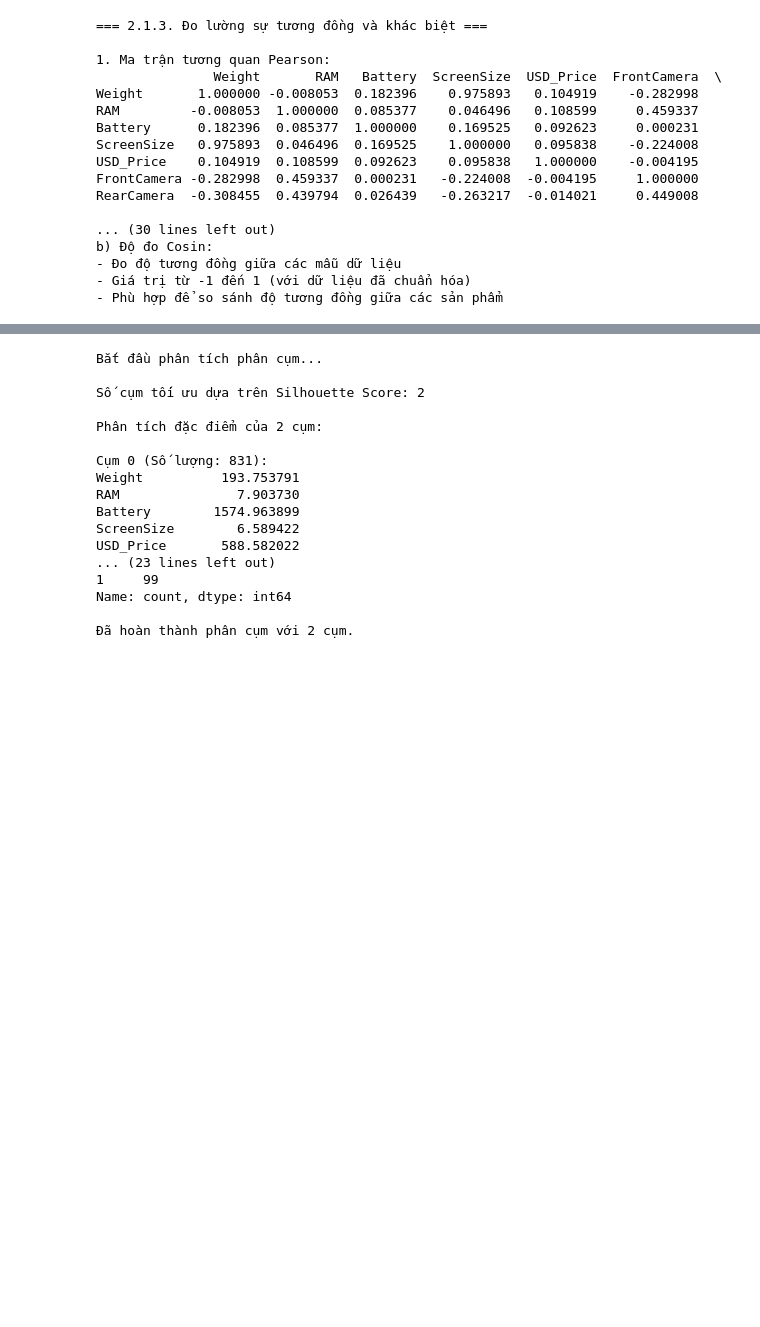
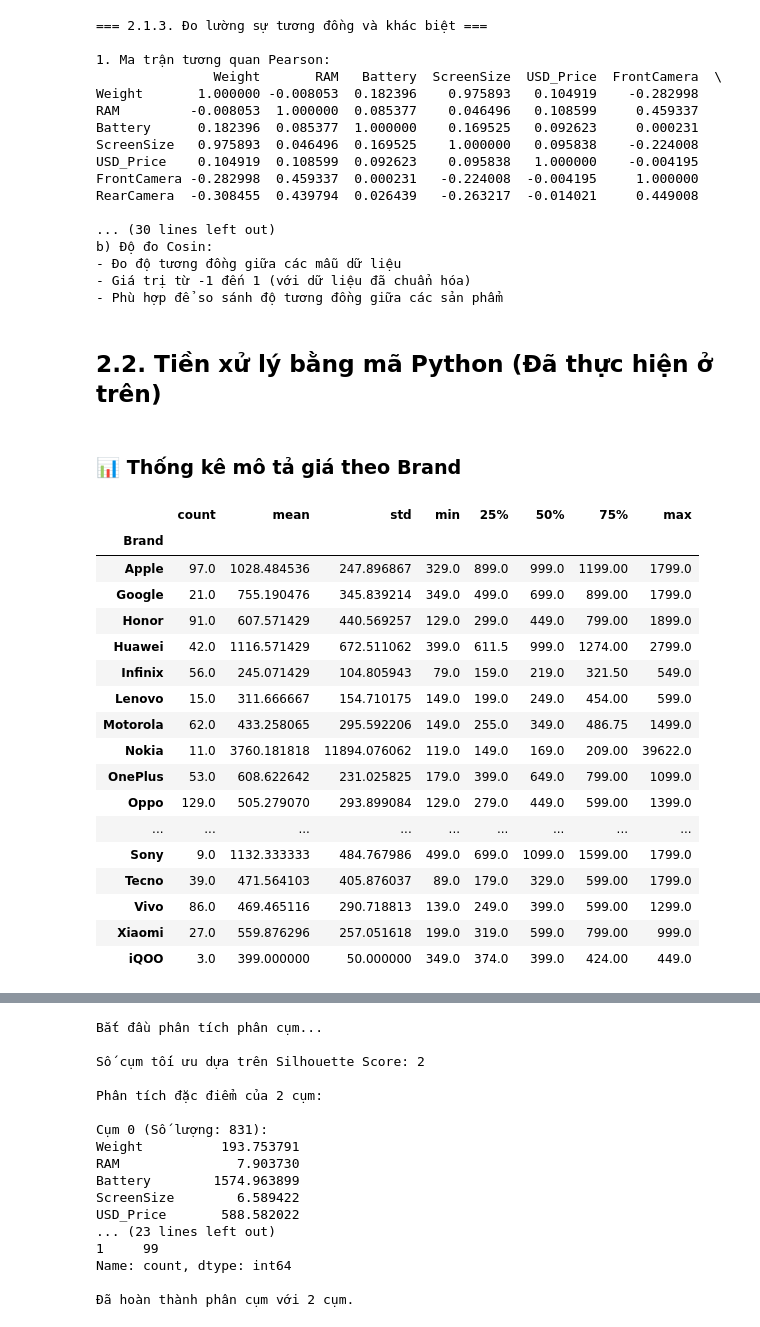
Before and after one commit to baolamabcd13/jupyter_dkk, a Jupyter notebook: mobile.ipynb, the cells around one changed output, grey strips where cells are left out. Cells and saved outputs as stored; diff of their text form; code cells hidden in the pictures; blank space fills up the shorter version.

```diff
--- a/mobile.ipynb
+++ b/mobile.ipynb
@@ -67,0 +134,13 @@ Dữ liệu gốc (5 dòng đầu):
+# %%
+
+summary = pd.DataFrame(columns=["Tên cột", "Kiểu dữ liệu", "Số null", "Số giá trị unique"])
+
+for col in df.columns:
+    summary.loc[len(summary)] = [
+        col,
+        df[col].dtype,
+        df[col].isnull().sum(),
+        df[col].nunique()
+    ]
+
+summary
@@ -412,3 +460,29 @@ b) Độ đo Cosin:
 - Đo độ tương đồng giữa các mẫu dữ liệu
 - Giá trị từ -1 đến 1 (với dữ liệu đã chuẩn hóa)
 - Phù hợp để so sánh độ tương đồng giữa các sản phẩm
+# %% [markdown]
+## 2.2. Tiền xử lý bằng mã Python (Đã thực hiện ở trên)
+# %% [markdown]
+### 📊 Thống kê mô tả giá theo Brand
+# %%
+
+df_cleaned.groupby("Brand")["USD_Price"].describe()
+# %% [output]
+|  | count | mean | std | min | 25% | 50% | 75% | max |
+| Brand |  |  |  |  |  |  |  |  |
+| Apple | 97.0 | 1028.484536 | 247.896867 | 329.0 | 899.0 | 999.0 | 1199.00 | 1799.0 |
+| Google | 21.0 | 755.190476 | 345.839214 | 349.0 | 499.0 | 699.0 | 899.00 | 1799.0 |
+| Honor | 91.0 | 607.571429 | 440.569257 | 129.0 | 299.0 | 449.0 | 799.00 | 1899.0 |
+| Huawei | 42.0 | 1116.571429 | 672.511062 | 399.0 | 611.5 | 999.0 | 1274.00 | 2799.0 |
+| Infinix | 56.0 | 245.071429 | 104.805943 | 79.0 | 159.0 | 219.0 | 321.50 | 549.0 |
+| Lenovo | 15.0 | 311.666667 | 154.710175 | 149.0 | 199.0 | 249.0 | 454.00 | 599.0 |
+| Motorola | 62.0 | 433.258065 | 295.592206 | 149.0 | 255.0 | 349.0 | 486.75 | 1499.0 |
+| Nokia | 11.0 | 3760.181818 | 11894.076062 | 119.0 | 149.0 | 169.0 | 209.00 | 39622.0 |
+| OnePlus | 53.0 | 608.622642 | 231.025825 | 179.0 | 399.0 | 649.0 | 799.00 | 1099.0 |
+| Oppo | 129.0 | 505.279070 | 293.899084 | 129.0 | 279.0 | 449.0 | 599.00 | 1399.0 |
+| ... | ... | ... | ... | ... | ... | ... | ... | ... |
+| Sony | 9.0 | 1132.333333 | 484.767986 | 499.0 | 699.0 | 1099.0 | 1599.00 | 1799.0 |
+| Tecno | 39.0 | 471.564103 | 405.876037 | 89.0 | 179.0 | 329.0 | 599.00 | 1799.0 |
+| Vivo | 86.0 | 469.465116 | 290.718813 | 139.0 | 249.0 | 399.0 | 599.00 | 1299.0 |
+| Xiaomi | 27.0 | 559.876296 | 257.051618 | 199.0 | 319.0 | 599.0 | 799.00 | 999.0 |
+| iQOO | 3.0 | 399.000000 | 50.000000 | 349.0 | 374.0 | 399.0 | 424.00 | 449.0 |
```
Also changed, not shown: parts of 34 cells of this notebook.
